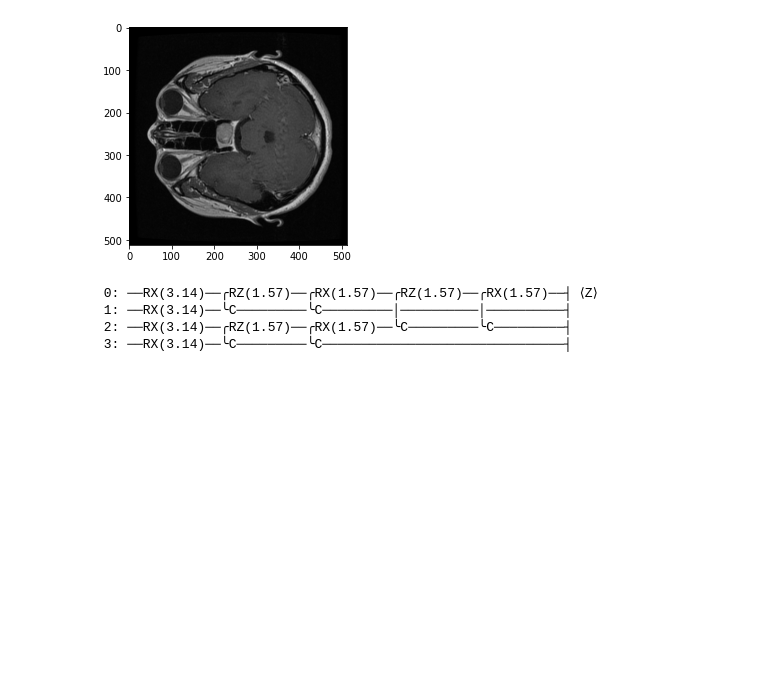
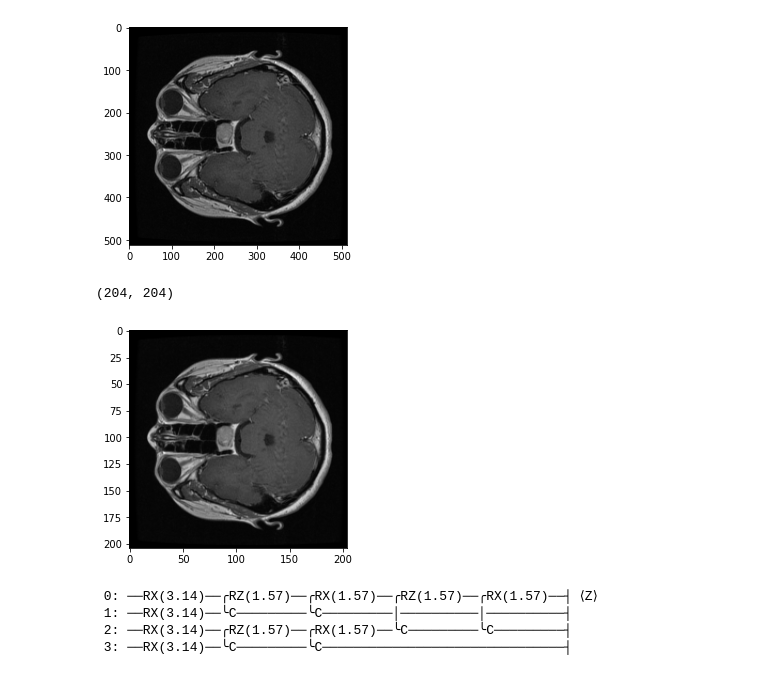
Before and after one commit to ggirlk/portf-draft, a Jupyter notebook: V0.ipynb, the cells around one changed output. Drawn from its saved outputs; the diff is of its cells as text; code cells hidden in the pictures; blank space fills up the shorter version.

```diff
--- a/V0.ipynb
+++ b/V0.ipynb
@@ -58,6 +62,22 @@ plt.imshow(img, "gray")
 plt.show()
 # %% [output]
 [figure]
+# %%
+scale_percent = 40 # percent of original size
+width = int(img.shape[1] * scale_percent / 100)
+height = int(img.shape[0] * scale_percent / 100)
+dim = (width, height)
+
+# resize image
+resized = cv2.resize(img, dim, interpolation = cv2.INTER_AREA)
+resized.shape
+# %% [output]
+(204, 204)
+# %%
+plt.imshow(resized, "gray")
+plt.show()
+# %% [output]
+[figure, added]
 # %%
 # image processing
 
```
Also changed, not shown: parts of 21 cells of this notebook.
